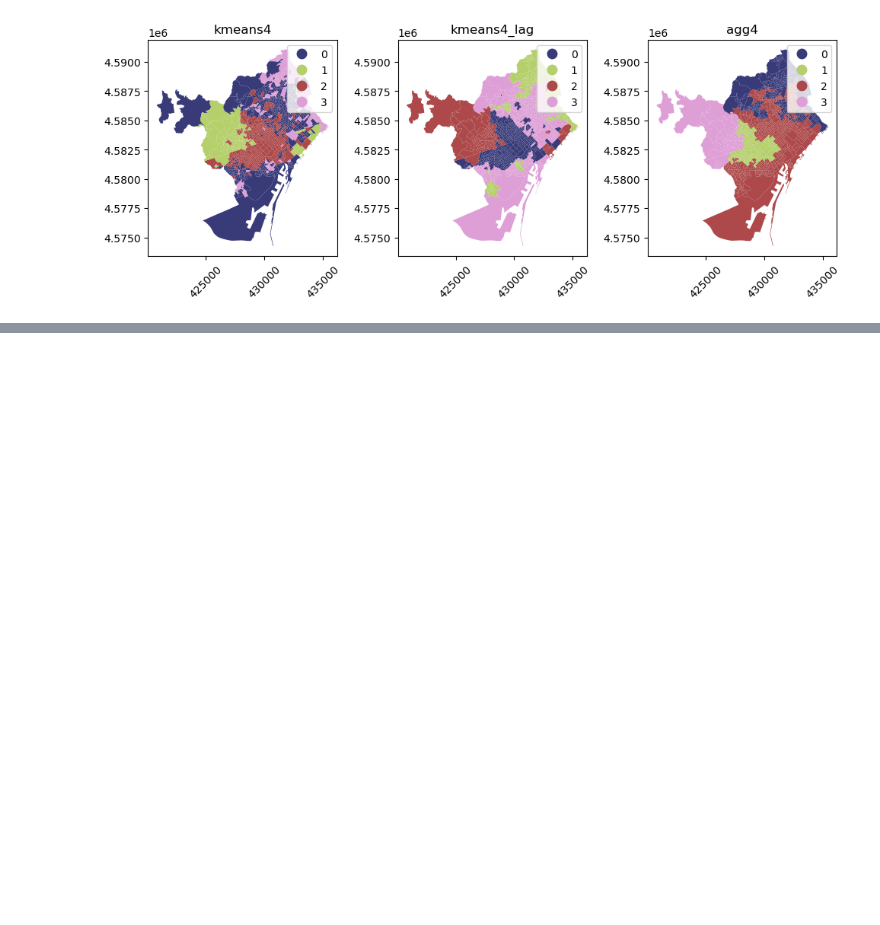
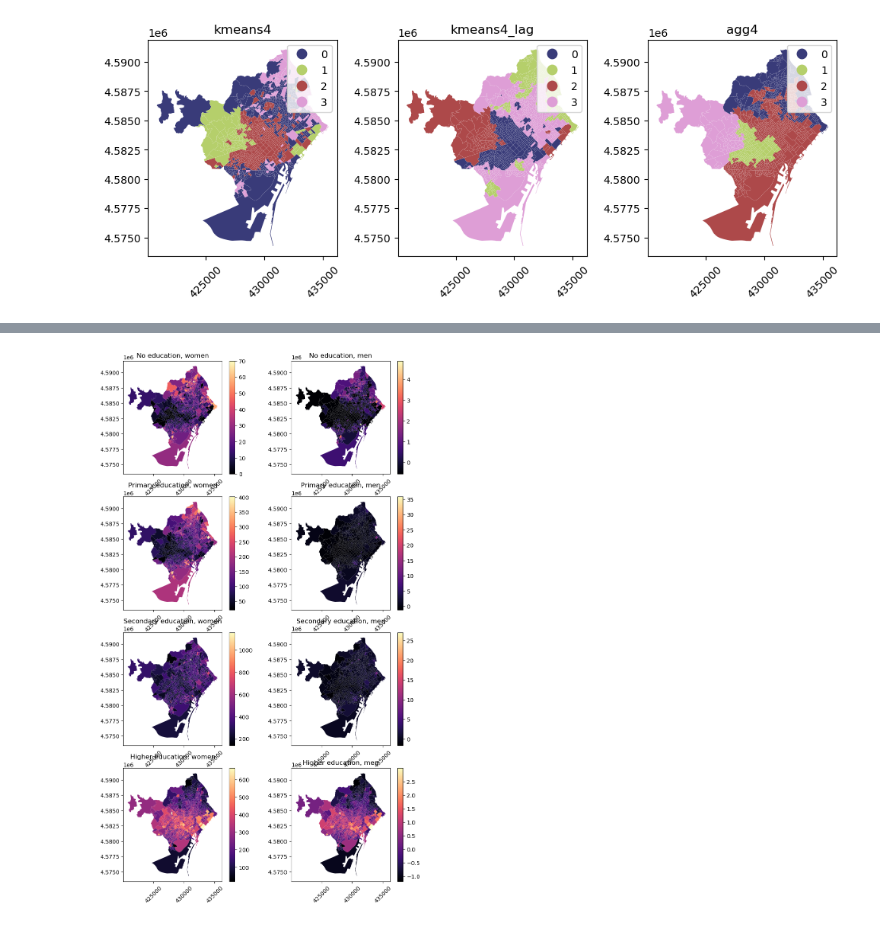
Before and after one commit to novotny-marek/SDS4SG-barcelona-case, a Jupyter notebook: barcelona.ipynb, the cells around one changed output, grey strips where cells are left out. Saved outputs shown, nothing was run; the diff lists cells and outputs as text; code cells hidden in the pictures; blank space fills up the shorter version.

```diff
--- a/barcelona.ipynb
+++ b/barcelona.ipynb
@@ -398,0 +426,31 @@ plt.show()
+# %%
+fig, ax = plt.subplots(4, 2, figsize=(10,17))
+
+seccio.plot(column='no_edu_f', ax=ax[0, 0], legend=True, cmap='magma')
+seccio.plot(column='no_edu_m_scaled', ax=ax[0, 1], legend=True, cmap='magma')
+seccio.plot(column='prim_f', ax=ax[1, 0], legend=True, cmap='magma')
+seccio.plot(column='prim_m_scaled', ax=ax[1, 1], legend=True, cmap='magma')
+seccio.plot(column='sec_f', ax=ax[2, 0], legend=True, cmap='magma')
+seccio.plot(column='sec_m_scaled', ax=ax[2, 1], legend=True, cmap='magma')
+seccio.plot(column='high_f', ax=ax[3, 0], legend=True, cmap='magma')
+seccio.plot(column='high_m_scaled', ax=ax[3, 1], legend=True, cmap='magma')
+
+ax[0, 0].set_title('No education, women')
+ax[0, 1].set_title('No education, men')
+ax[1, 0].set_title('Primary education, women')
+ax[1, 1].set_title('Primary education, men')
+ax[2, 0].set_title('Secondary education, women')
+ax[2, 1].set_title('Secondary education, men')
+ax[3, 0].set_title('Higher education, women')
+ax[3, 1].set_title('Higher education, men')
+
+ax[0, 0].tick_params(axis='x', rotation=45)
+ax[0, 1].tick_params(axis='x', rotation=45)
+ax[1, 0].tick_params(axis='x', rotation=45)
+ax[1, 1].tick_params(axis='x', rotation=45)
+ax[2, 0].tick_params(axis='x', rotation=45)
+ax[2, 1].tick_params(axis='x', rotation=45)
+ax[3, 0].tick_params(axis='x', rotation=45)
+ax[3, 1].tick_params(axis='x', rotation=45)
+# %% [output]
+[figure, added]
```
Also changed, not shown: parts of 7 cells of this notebook.
